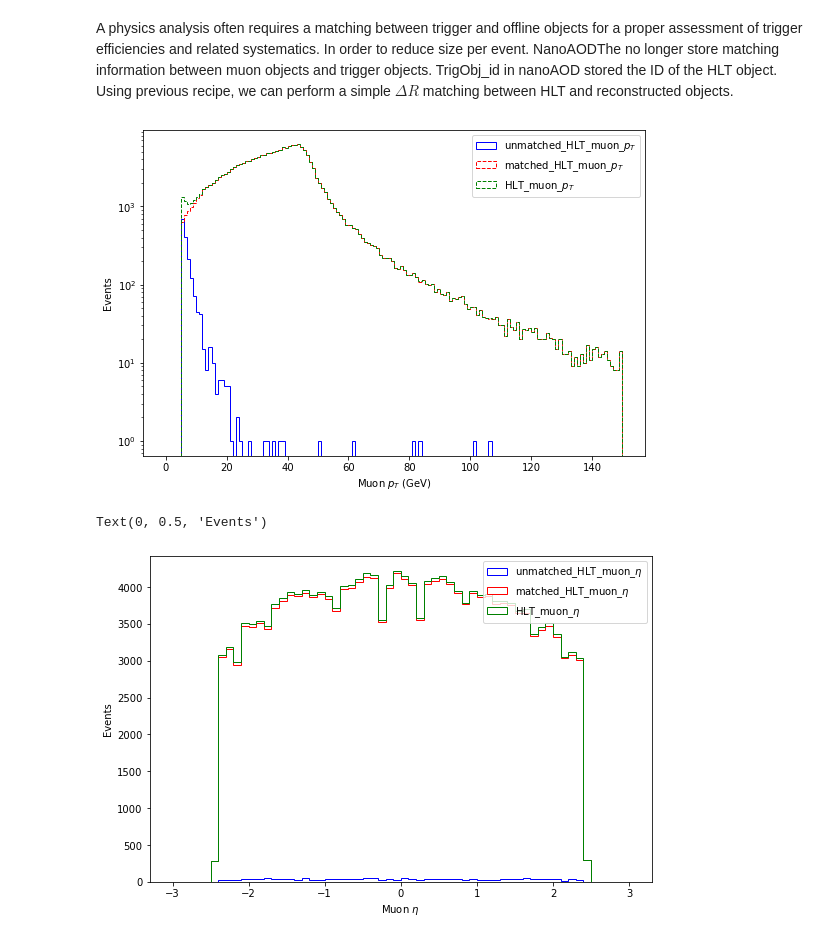
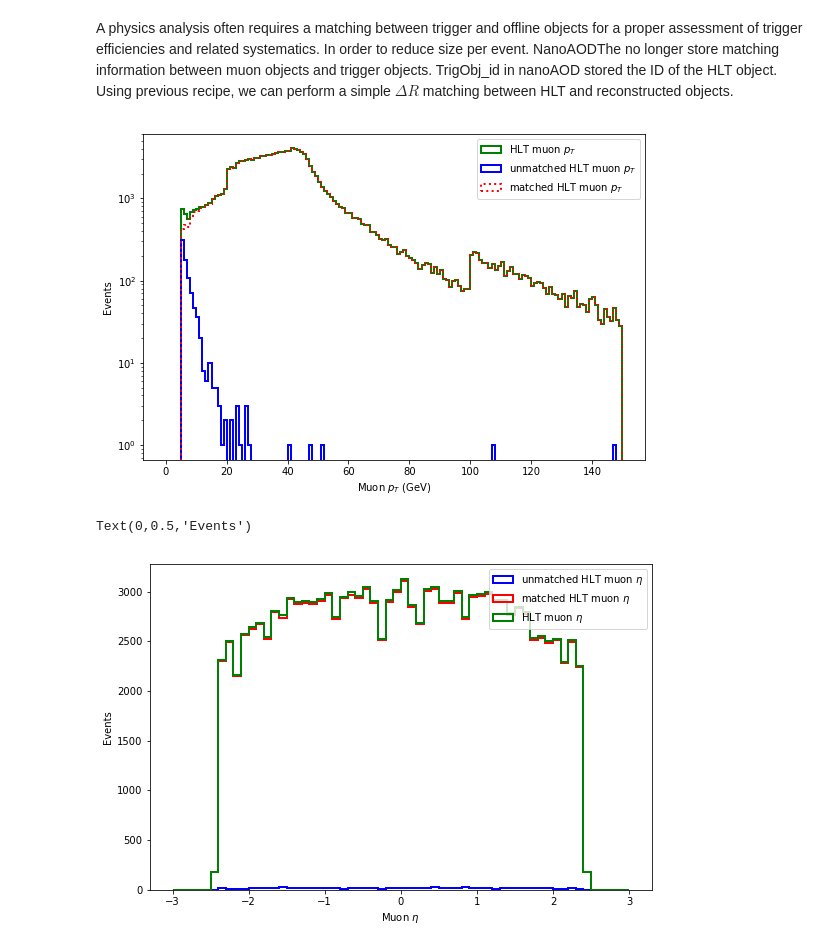
Before and after one commit to Taiantuia/MuonHATSatLPC2020, a Jupyter notebook: Exercise-1-Introduction.ipynb, the cells around one changed output. Cells and saved outputs as stored; diff of their text form; code cells hidden in the pictures.

```diff
--- a/Exercise-1-Introduction.ipynb
+++ b/Exercise-1-Introduction.ipynb
@@ -48,7 +48,7 @@ Muon, Trigobj, GenPart
 We can print different objects such as transeverse momentum($p_T$ pt), pseudorapidity(eta $\eta$) and azimuthal angle(phi $\phi$) and apply cut on $p_T$, $\eta$ and $\phi$ using uproot.<br>
 First lets print pt eta phi of reconstructed muon
 # %%
-muon_pt,muon_eta,muon_phi,nmuon,ngenpart=file.arrays(["Muon_pt", "Muon_eta", "Muon_phi", "nMuon", "nGenPart"],outputtype=tuple)
+muon_pt,muon_eta,muon_phi,nmuon,ngenpart=events.arrays(["Muon_pt", "Muon_eta", "Muon_phi", "nMuon", "nGenPart"],outputtype=tuple)
 # %%
 print('muon_pt=', muon_pt, '\n',
       'muon_eta=', muon_eta, '\n',
@@ -142,15 +140,16 @@ outside the detector acceptance (|η| > 2.4), which are not reconstructed.
 generated ones. Fake muons and muons from light-hadron decays, which are
 generally low pT, are not included in the GenParticle collection
 # %%
-genpart_status, genpart_statusflags, genpart_pdgid, genpart_pt, genpart_eta, genpart_phi=file.arrays(["GenPart_status", "GenPart_statusFlags", "GenPart_pdgId", "GenPart_pt", "GenPart_eta", "GenPart_phi"], outputtype=tuple)
+genpart_status, genpart_statusflags, genpart_pdgid, genpart_pt, genpart_eta, genpart_phi=events.arrays(["GenPart_status", "GenPart_statusFlags", "GenPart_pdgId", "GenPart_pt", "GenPart_eta", "GenPart_phi"], outputtype=tuple)
 masking_one=(abs(genpart_pdgid)==13)& (genpart_status==1)
 masking_two=(abs(genpart_pdgid)==13)& (genpart_status==1)&(genpart_pt>20)&(abs(genpart_eta)<2.4)
 masking_three=(abs(genpart_pdgid)==13)& (genpart_status==1)&(genpart_pt>20)&(abs(genpart_eta)<2.4)&((genpart_statusflags%2)==1)
 plt.figure(figsize=(9,6))
-plt.hist(genpart_pt[masking_one].flatten(), bins=150, range=[0,150], histtype='step', color='red', label='gen_muon_$p_T$ with criteria a')
-plt.hist(genpart_pt[masking_two].flatten(), bins=150, range=[0,150], histtype='step', color='blue', label='gen_muon_$p_T$ with criteria b')
-plt.hist(genpart_pt[masking_three].flatten(), bins=150, range=[0,150], histtype='step', color='brown', linestyle=('dashed'), label='gen_muon_$p_T$ with criteria c')
+plt.hist(genpart_pt[masking_one].flatten(), bins=150, range=[0,150], histtype='step',linewidth=2, color='red', label='All final state Muons')
+plt.hist(genpart_pt[masking_two].flatten(), bins=150, range=[0,150], histtype='step',linewidth=2, color='blue', label='Final state Muons with $p_T$ > 20GeV and $|\eta|$<2.4')
+plt.hist(genpart_pt[masking_three].flatten(), bins=150, range=[0,150], histtype='step',linewidth=2, color='brown', linestyle=('dashed'), label='Final state Muons with $p_T$ > 20GeV and $|\eta|$<2.4\nand not coming from hadron or $\\tau$ decay')
 plt.legend()
+plt.title('$p_T$ distribution of the Generated Muons')
 plt.xlabel(r'generated Muon $p_T$ (GeV)')
 plt.ylabel('Events')
 plt. yscale('log')
@@ -202,7 +201,7 @@ for genetas, genphis, etas, phis in zip(genpart_eta, genpart_phi, muon_eta, muon
   idx=[]
   for eta, phi in zip(etas, phis):
     deltar=deltaR(genetas, eta, genphis, phi)
-    if deltar.min()<0.1:
+    if deltar.min()<0.3:
         idx.append(deltar.argmin())
     else:
         idx.append(-1)
@@ -252,7 +251,7 @@ Text(0, 0.5, 'Events')
 A physics analysis often requires a matching between trigger and offline objects for a proper assessment of trigger efficiencies and related systematics. In order to reduce size per event. NanoAODThe no longer store matching information between muon objects and trigger objects.
 TrigObj_id in nanoAOD stored the ID of the HLT object. Using previous recipe, we can perform a simple $\Delta R$ matching between HLT and reconstructed objects.
 # %%
-hlt_pt, hlt_eta, hlt_phi, hlt_id= file.arrays(["TrigObj_pt", "TrigObj_eta", "TrigObj_phi", "TrigObj_id"], outputtype=tuple)
+hlt_pt, hlt_eta, hlt_phi, hlt_id= events.arrays(["TrigObj_pt", "TrigObj_eta", "TrigObj_phi", "TrigObj_id"], outputtype=tuple)
 # %%
 hltmuon_mask=abs(hlt_id)==13
 # %%
@@ -273,23 +272,24 @@ hltmasking_nogenmatch=(hltmuon_genpartidx_deltar==-1)
 hltmasking_genmatched=(hltmuon_genpartidx_deltar!=-1)
 # %%
 plt.figure(figsize=(9,6))
-plt.hist(hlt_pt[hltmuon_mask][hltmasking_nogenmatch].flatten(), bins=150, range=[0,150], histtype='step', color='blue', label='unmatched_HLT_muon_$p_T$')
-plt.hist(hlt_pt[hltmuon_mask][hltmasking_genmatched].flatten(), bins=150, range=[0,150], histtype='step', color='red', linestyle=('dashed'), label='matched_HLT_muon_$p_T$')
-plt.hist(hlt_pt[hltmuon_mask].flatten(), bins=150, range=[0,150], histtype='step', color='green',linestyle=('dashed'), label='HLT_muon_$p_T$')
+plt.hist(hlt_pt[hltmuon_mask].flatten(), bins=150, range=[0,150], histtype='step', linewidth=2, color='green', label='HLT muon $p_T$')
+plt.hist(hlt_pt[hltmuon_mask][hltmasking_nogenmatch].flatten(), bins=150, range=[0,150], histtype='step',linewidth=2, color='blue', label='unmatched HLT muon $p_T$')
+plt.hist(hlt_pt[hltmuon_mask][hltmasking_genmatched].flatten(), bins=150, range=[0,150], histtype='step',linewidth=2, color='red', linestyle=(':'), label='matched HLT muon $p_T$')
+
 plt.legend()
 plt.xlabel(r'Muon $p_T$ (GeV)')
 plt.ylabel('Events')
 plt.yscale('log')
 # %% [output]
-[figure, old version]
+[figure, new version]
 # %%
 plt.figure(figsize=(9,6))
-plt.hist(hlt_eta[hltmuon_mask][hltmasking_nogenmatch].flatten(), bins=60, range=[-3,3], histtype='step', color='blue', label='unmatched_HLT_muon_$\eta$')
-plt.hist(hlt_eta[hltmuon_mask][hltmasking_genmatched].flatten(), bins=60, range=[-3,3], histtype='step', color='red', label='matched_HLT_muon_$\eta$')
-plt.hist(hlt_eta[hltmuon_mask].flatten(), bins=60, range=[-3,3], histtype='step', color='green', label='HLT_muon_$\eta$')
+plt.hist(hlt_eta[hltmuon_mask][hltmasking_nogenmatch].flatten(), bins=60, range=[-3,3], histtype='step',linewidth=2, color='blue', label='unmatched HLT muon $\eta$')
+plt.hist(hlt_eta[hltmuon_mask][hltmasking_genmatched].flatten(), bins=60, range=[-3,3], histtype='step',linewidth=2, color='red', label='matched HLT muon $\eta$')
+plt.hist(hlt_eta[hltmuon_mask].flatten(), bins=60, range=[-3,3], histtype='step',linewidth=2, color='green', label='HLT muon $\eta$')
 plt.legend()
 plt.xlabel(r'Muon $\eta$')
 plt.ylabel('Events')
 # %% [output]
-Text(0, 0.5, 'Events')
+Text(0,0.5,'Events')
-[figure, old version]
+[figure, new version]
```
Also changed, not shown: parts of 17 cells of this notebook, 3 other files.
